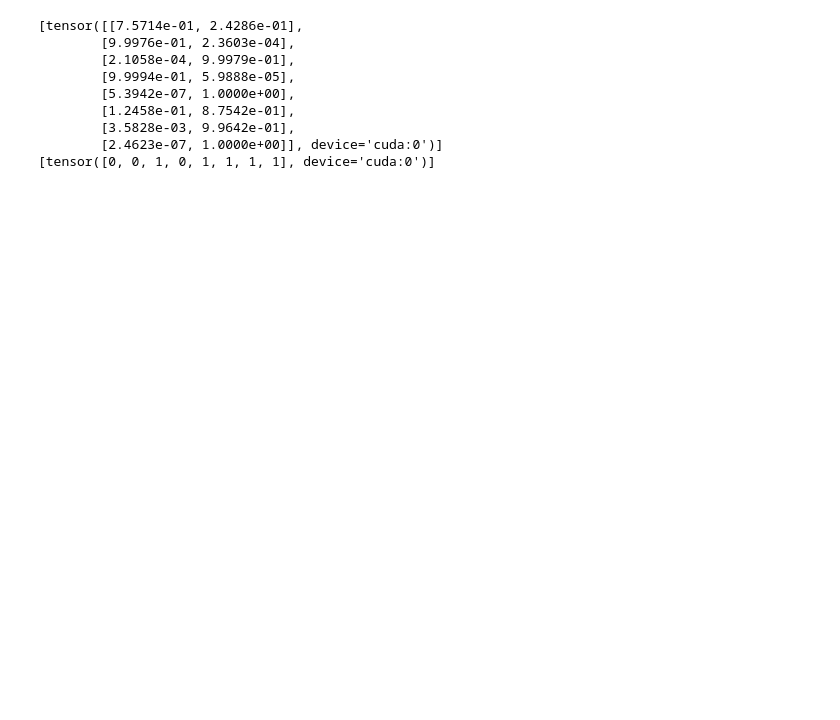
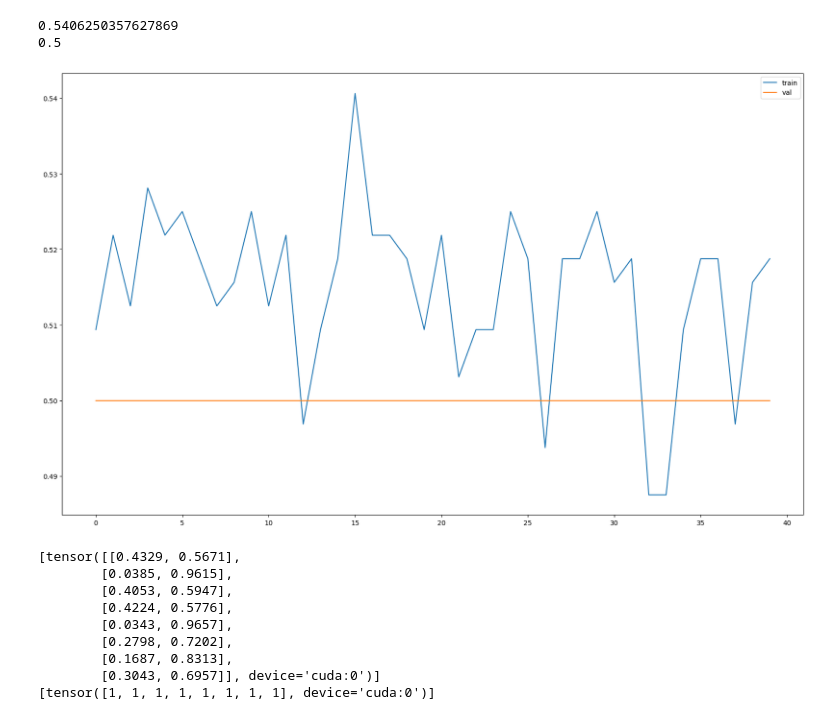
Before and after one commit to IldarAltynbaev/clean_vs_dirty_kaggle_competition, a Jupyter notebook: resnet18_model_training.ipynb, the cells around one changed output. Drawn from its saved outputs; the diff is of its cells as text; code cells hidden in the pictures; blank space fills up the shorter version.

Commit message:
adding k_fold

```diff
--- a/resnet18_model_training.ipynb
+++ b/resnet18_model_training.ipynb
@@ -336,3 +348,15 @@ plt.show()
+# %%
+print(max(accuracy_history_train1))
+print(max(accuracy_history_val1))
+plt.figure(figsize=(20,12))
+plt.plot(epoch_history1 ,accuracy_history_train1,label = 'train')
+plt.plot(epoch_history1 ,accuracy_history_val1,label = 'val')
+plt.legend()
+plt.show()
+# %% [output]
+0.5406250357627869
+0.5
+[figure, added]
 # %%
 val_dir = 'val'
 #shutil.copytree(os.path.join(data_root, 'test'), os.path.join(test_dir, 'unknown'))
@@ -343,12 +367,13 @@ val_transforms = transforms.Compose([
         transforms.ToTensor(),
         transforms.Normalize([0.485, 0.456, 0.406], [0.229, 0.224, 0.225])
     ])
-val_dataset = torchvision.datasets.ImageFolder('/kaggle/working/val', val_transforms)
+val_dataset = torchvision.datasets.ImageFolder('/kaggle/working/fold 0/val', val_transforms)
 
 val_dataloader = torch.utils.data.DataLoader(
     val_dataset, batch_size=batch_size, shuffle=False, num_workers=0)
-model.load_state_dict(torch.load('best_model.pt'))
+model.load_state_dict(torch.load('best_modelx_fold_1.pt'))
 model.eval()
+model.to(device)
 
 val_predictions = []
 val_onehot = []
@@ -366,15 +391,15 @@ for inputs, labels in val_dataloader:
 print(val_predictions)
 print(val_onehot)
 # %% [output]
-[tensor([[7.5714e-01, 2.4286e-01],
-        [9.9976e-01, 2.3603e-04],
-        [2.1058e-04, 9.9979e-01],
-        [9.9994e-01, 5.9888e-05],
-        [5.3942e-07, 1.0000e+00],
-        [1.2458e-01, 8.7542e-01],
-        [3.5828e-03, 9.9642e-01],
-        [2.4623e-07, 1.0000e+00]], device='cuda:0')]
-[tensor([0, 0, 1, 0, 1, 1, 1, 1], device='cuda:0')]
+[tensor([[0.4329, 0.5671],
+        [0.0385, 0.9615],
+        [0.4053, 0.5947],
+        [0.4224, 0.5776],
+        [0.0343, 0.9657],
+        [0.2798, 0.7202],
+        [0.1687, 0.8313],
+        [0.3043, 0.6957]], device='cuda:0')]
+[tensor([1, 1, 1, 1, 1, 1, 1, 1], device='cuda:0')]
 # %%
 test_dir = 'test'
 #shutil.copytree(os.path.join(data_root, 'test'), os.path.join(test_dir, 'unknown'))
```
Also changed, not shown: parts of 12 cells of this notebook.
